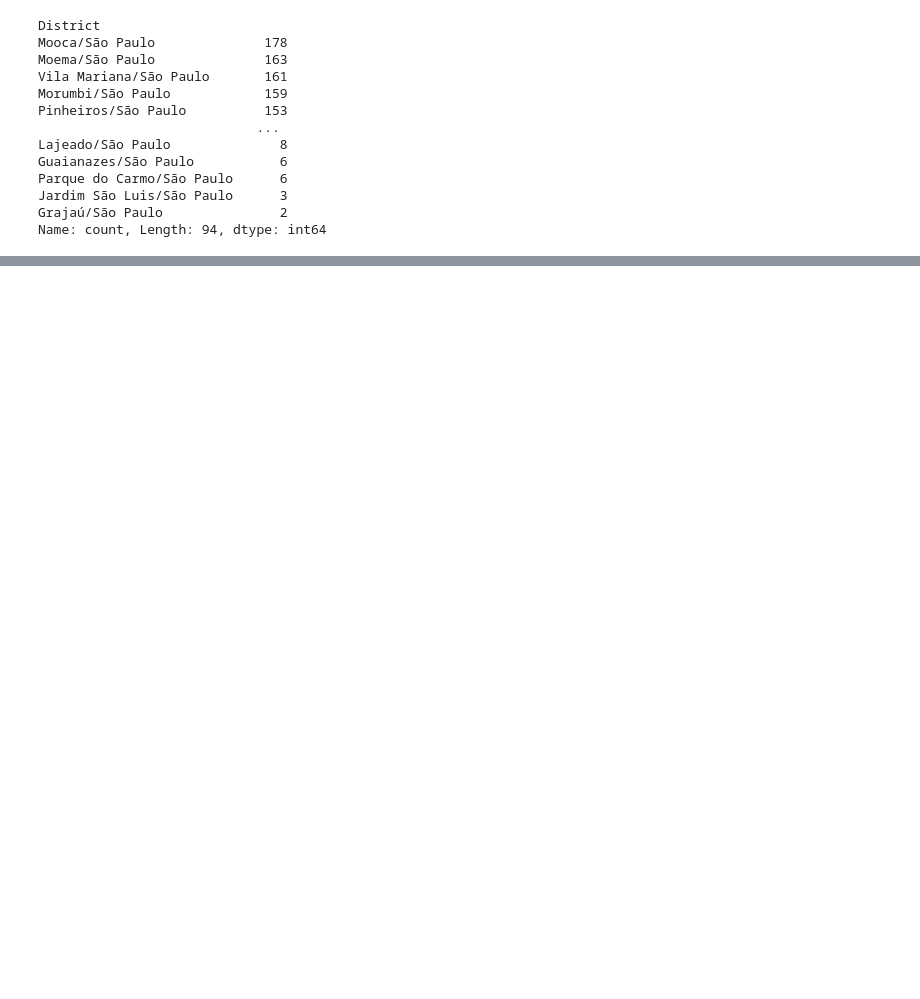
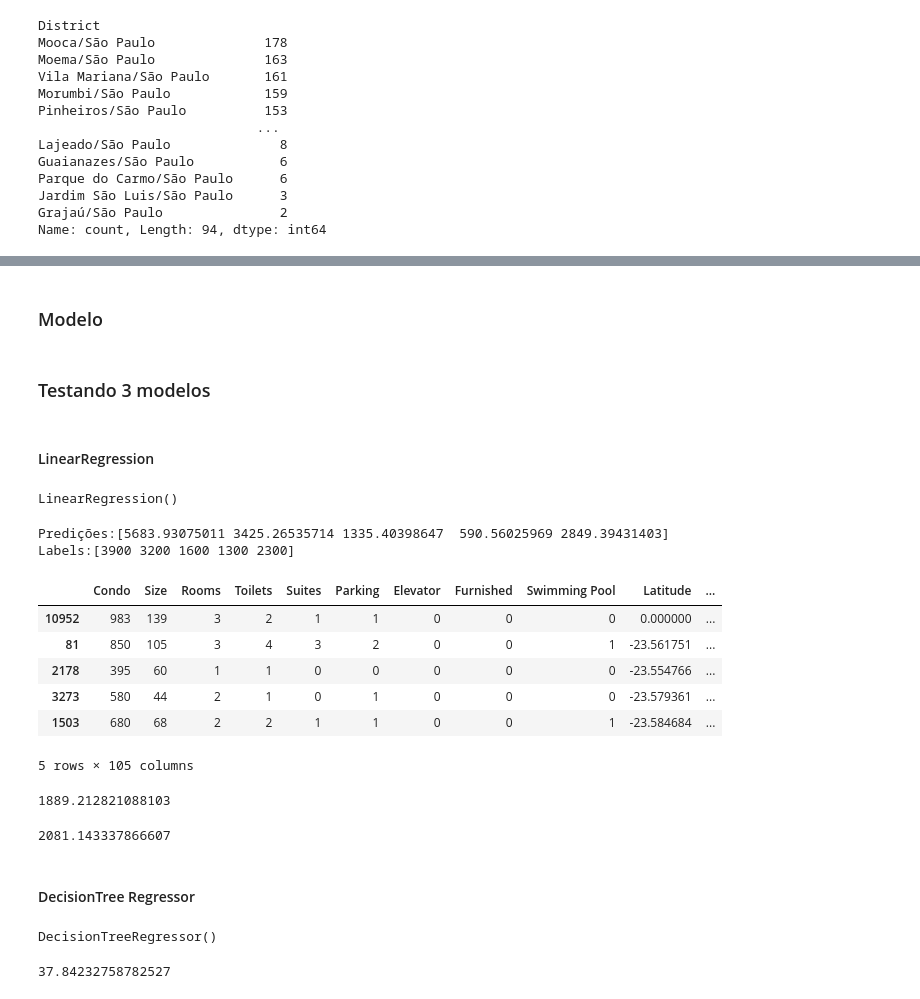
Before and after one commit to fernandops21/SP_Real_Estate_Analysis, a Jupyter notebook: material_aula.ipynb, the cells around one changed output, grey strips where cells are left out. Saved outputs shown, nothing was run; the diff lists cells and outputs as text; code cells hidden in the pictures; blank space fills up the shorter version.

```diff
--- a/main.ipynb
+++ b/material_aula.ipynb
@@ -119,0 +143,8 @@ ValueError: could not convert string to float: 'Artur Alvim/São Paulo'
+# %%
+#### Tratando categóricas
+
+one_hot = pd.get_dummies(df_cleaned['District'])
+
+df = df_cleaned.drop('District', axis= 1)
+df = df.join(one_hot)
+df.head()
@@ -119,0 +159,2 @@ ValueError: could not convert string to float: 'Artur Alvim/São Paulo'
+# %% [markdown]
+### Modelo
@@ -119,0 +163,68 @@ ValueError: could not convert string to float: 'Artur Alvim/São Paulo'
+# %%
+Y = df['Price']
+X = df.loc[:, df.columns != 'Price']
+# %%
+x_train, x_test, y_train, y_test = train_test_split(X, Y, test_size = 0.3)
+# %% [markdown]
+### Testando 3 modelos
+# %% [markdown]
+#### LinearRegression
+# %%
+from sklearn.linear_model import LinearRegression
+
+lin_reg = LinearRegression()
+lin_reg.fit(x_train, y_train)
+# %% [output]
+LinearRegression()
+# %%
+alguns_dados = x_train[:5]
+algumas_labels = y_train[:5]
+
+print(f"Predições:{lin_reg.predict(alguns_dados)}")
+print(f"Labels:{algumas_labels.values}")
+alguns_dados
+# %% [output]
+Predições:[5683.93075011 3425.26535714 1335.40398647  590.56025969 2849.39431403]
+Labels:[3900 3200 1600 1300 2300]
+|  | Condo | Size | Rooms | Toilets | Suites | Parking | Elevator | Furnished | Swimming Pool | Latitude | ... |
+| 10952 | 983 | 139 | 3 | 2 | 1 | 1 | 0 | 0 | 0 | 0.000000 | ... |
+| 81 | 850 | 105 | 3 | 4 | 3 | 2 | 0 | 0 | 1 | -23.561751 | ... |
+| 2178 | 395 | 60 | 1 | 1 | 0 | 0 | 0 | 0 | 0 | -23.554766 | ... |
+| 3273 | 580 | 44 | 2 | 1 | 0 | 1 | 0 | 0 | 0 | -23.579361 | ... |
+| 1503 | 680 | 68 | 2 | 2 | 1 | 1 | 0 | 0 | 1 | -23.584684 | ... |
+5 rows × 105 columns
+# %%
+from sklearn.metrics import mean_squared_error
+
+preds = lin_reg.predict(x_train)
+lin_mse = mean_squared_error(y_train, preds)
+
+lin_rmse = np.sqrt(lin_mse)
+lin_rmse
+# %% [output]
+1889.212821088103
+# %%
+preds = lin_reg.predict(x_test)
+lin_mse = mean_squared_error(y_test, preds)
+
+lin_rmse = np.sqrt(lin_mse)
+lin_rmse
+# %% [output]
+2081.143337866607
+# %% [markdown]
+#### DecisionTree Regressor
+# %%
+from sklearn.tree import DecisionTreeRegressor
+
+tree_reg = DecisionTreeRegressor()
+tree_reg.fit(x_train, y_train)
+# %% [output]
+DecisionTreeRegressor()
+# %%
+preds = tree_reg.predict(x_train)
+tree_mse = mean_squared_error(y_train, preds)
+
+tree_rmse = np.sqrt(tree_mse)
+tree_rmse
+# %% [output]
+37.84232758782527
```
Also changed, not shown: parts of 23 cells of this notebook.
